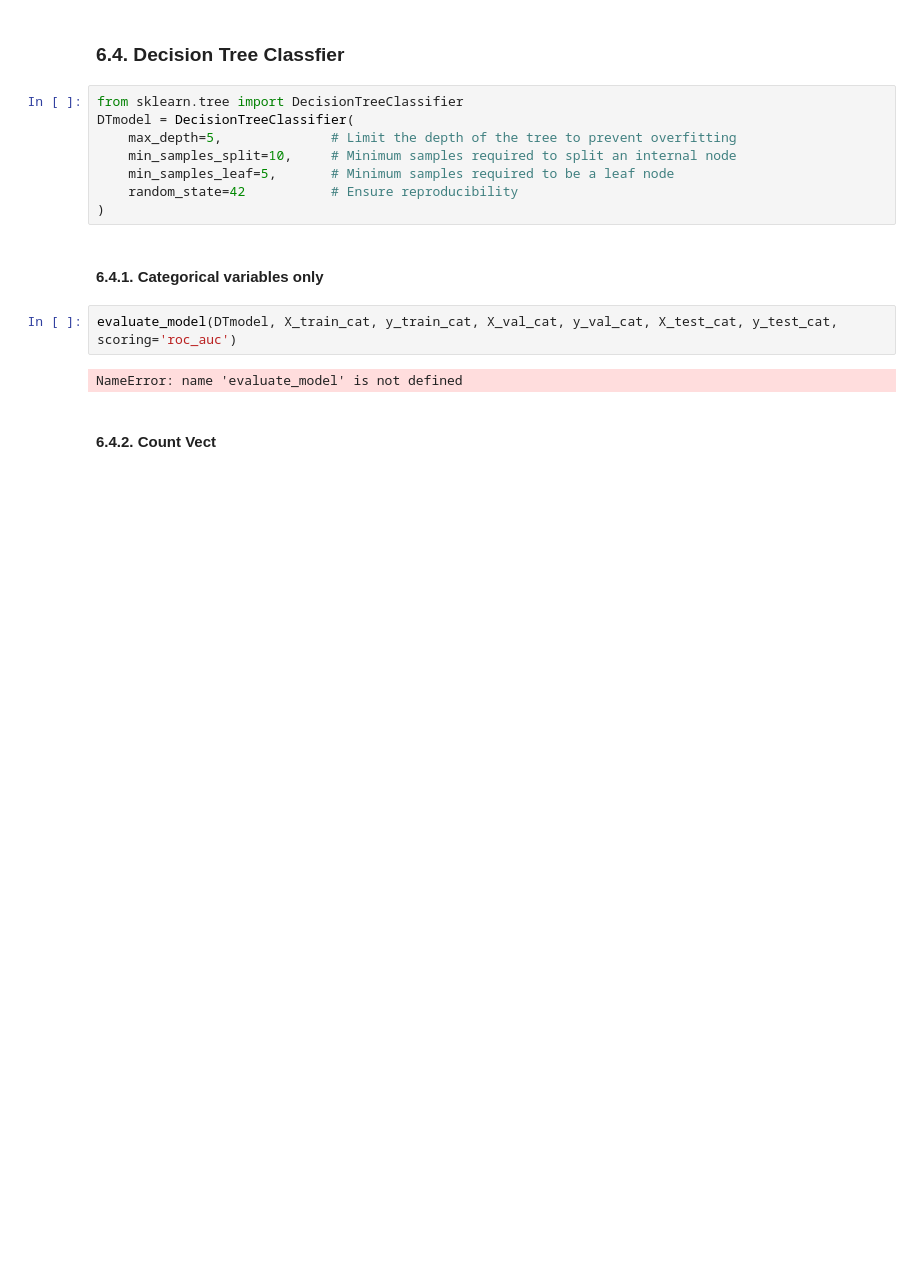
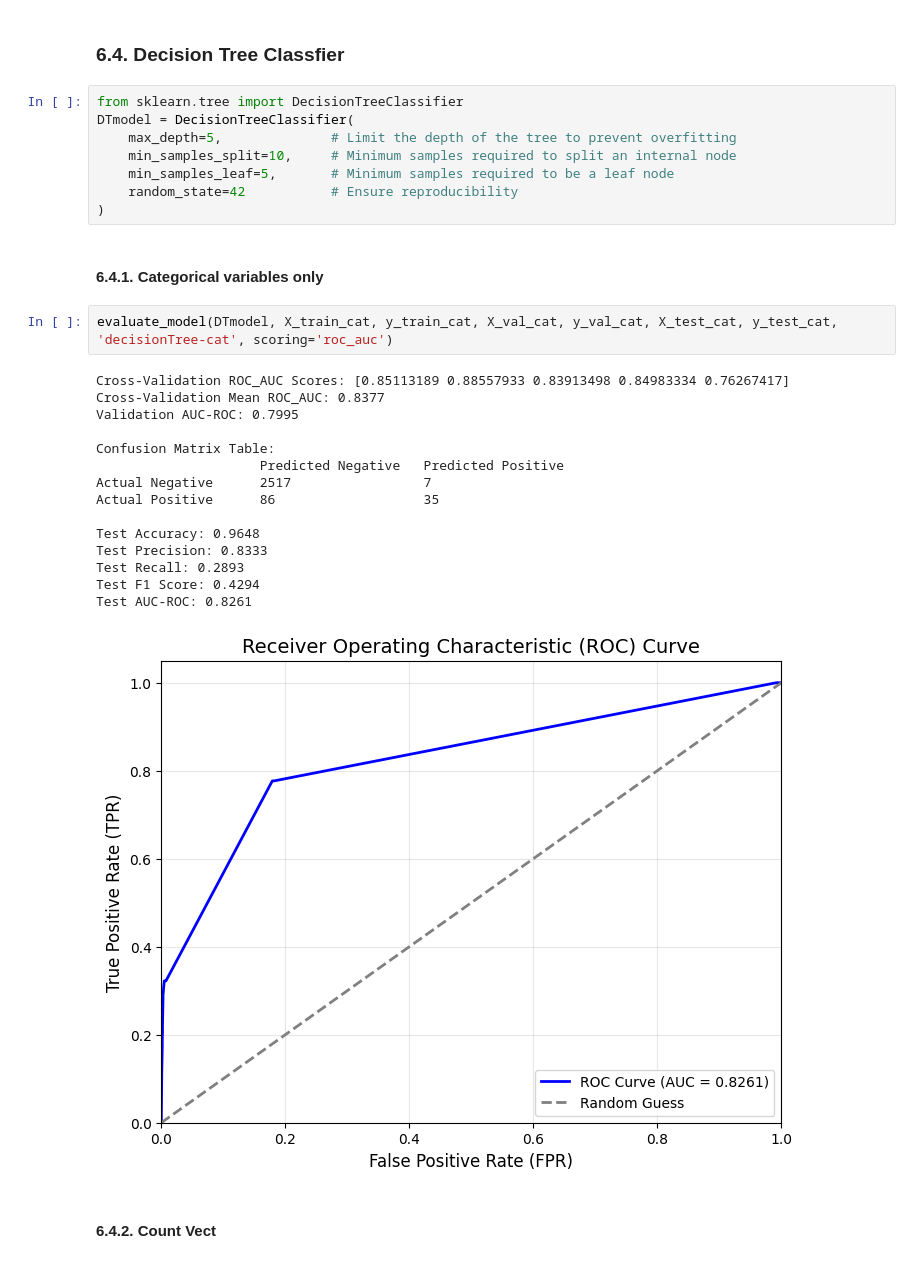
Before and after one commit to undeser/fake-jobs-detection, a Jupyter notebook: notebook.ipynb, the cells around one changed output. Drawn from its saved outputs; the diff is of its cells as text; blank space fills up the shorter version.

```diff
--- a/notebook.ipynb
+++ b/notebook.ipynb
@@ -733,9 +794,23 @@ DTmodel = DecisionTreeClassifier(
 # %% [markdown]
 #### 6.4.1. Categorical variables only
 # %%
-evaluate_model(DTmodel, X_train_cat, y_train_cat, X_val_cat, y_val_cat, X_test_cat, y_test_cat, scoring='roc_auc')
+evaluate_model(DTmodel, X_train_cat, y_train_cat, X_val_cat, y_val_cat, X_test_cat, y_test_cat, 'decisionTree-cat', scoring='roc_auc')
 # %% [output]
-NameError: name 'evaluate_model' is not defined
+Cross-Validation ROC_AUC Scores: [0.85113189 0.88557933 0.83913498 0.84983334 0.76267417]
+Cross-Validation Mean ROC_AUC: 0.8377
+Validation AUC-ROC: 0.7995
+
+Confusion Matrix Table:
+                     Predicted Negative   Predicted Positive
+Actual Negative      2517                 7
+Actual Positive      86                   35
+
+Test Accuracy: 0.9648
+Test Precision: 0.8333
+Test Recall: 0.2893
+Test F1 Score: 0.4294
+Test AUC-ROC: 0.8261
+[figure, added]
 # %% [markdown]
 #### 6.4.2. Count Vect
 # %%
```
Also changed, not shown: parts of 27 cells of this notebook.
